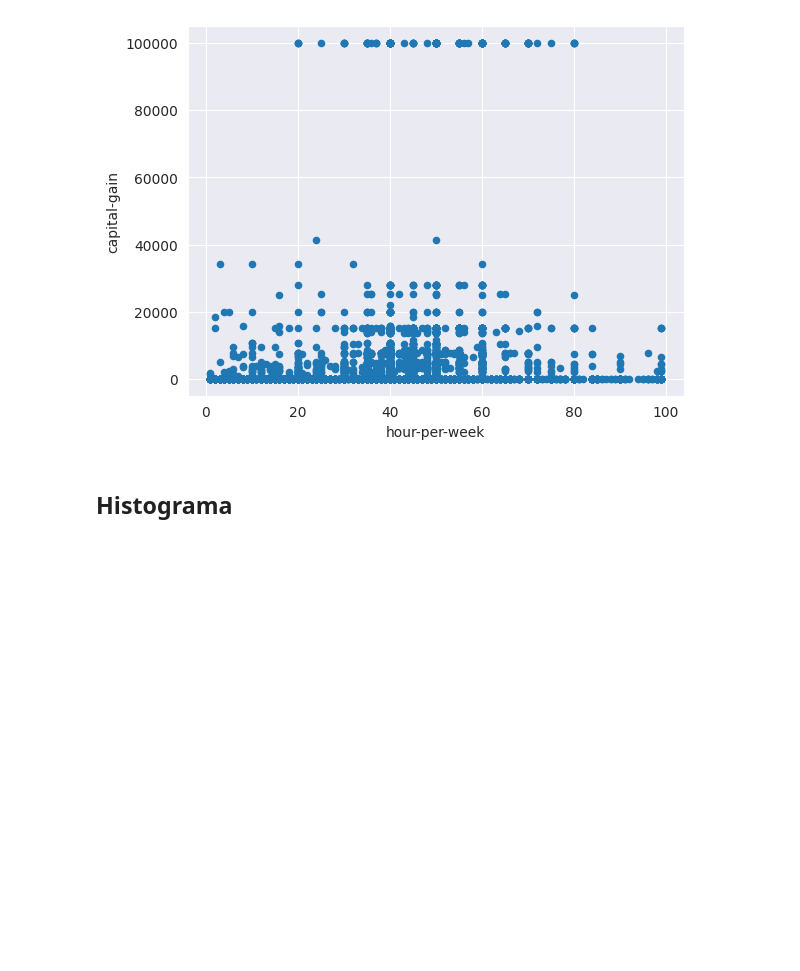
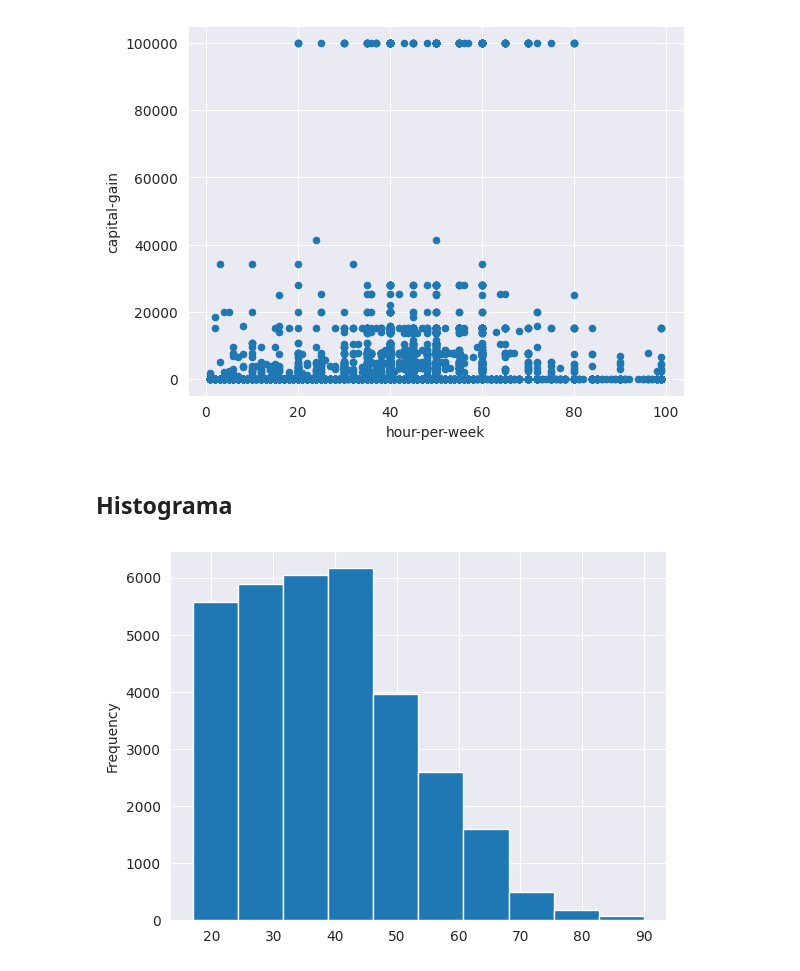
Before and after one commit to Joao-Inacio/Pandas-Descomplicado-Um-Guia-Pratico-para-Iniciantes, a Jupyter notebook: 0.3_Graficos/graficos.ipynb, the cells around one changed output. Saved outputs shown, nothing was run; the diff lists cells and outputs as text; code cells hidden in the pictures; blank space fills up the shorter version.

Commit message:
Histograma

```diff
--- a/0.3_Graficos/graficos.ipynb
+++ b/0.3_Graficos/graficos.ipynb
@@ -166,3 +166,7 @@ df.plot.scatter(x="hour-per-week", y='capital-gain');
 [figure]
 # %% [markdown]
 ## Histograma
+# %%
+df['age'].plot.hist();
+# %% [output]
+[figure, added]
```
Also changed, not shown: parts of 5 cells of this notebook.
